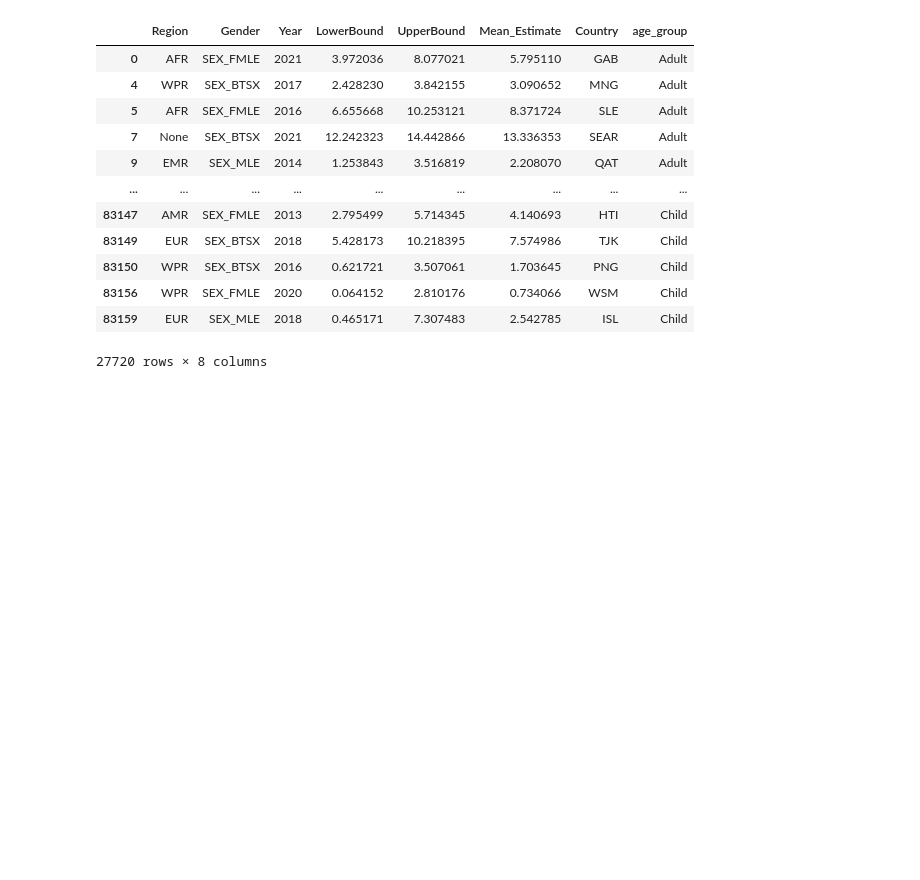
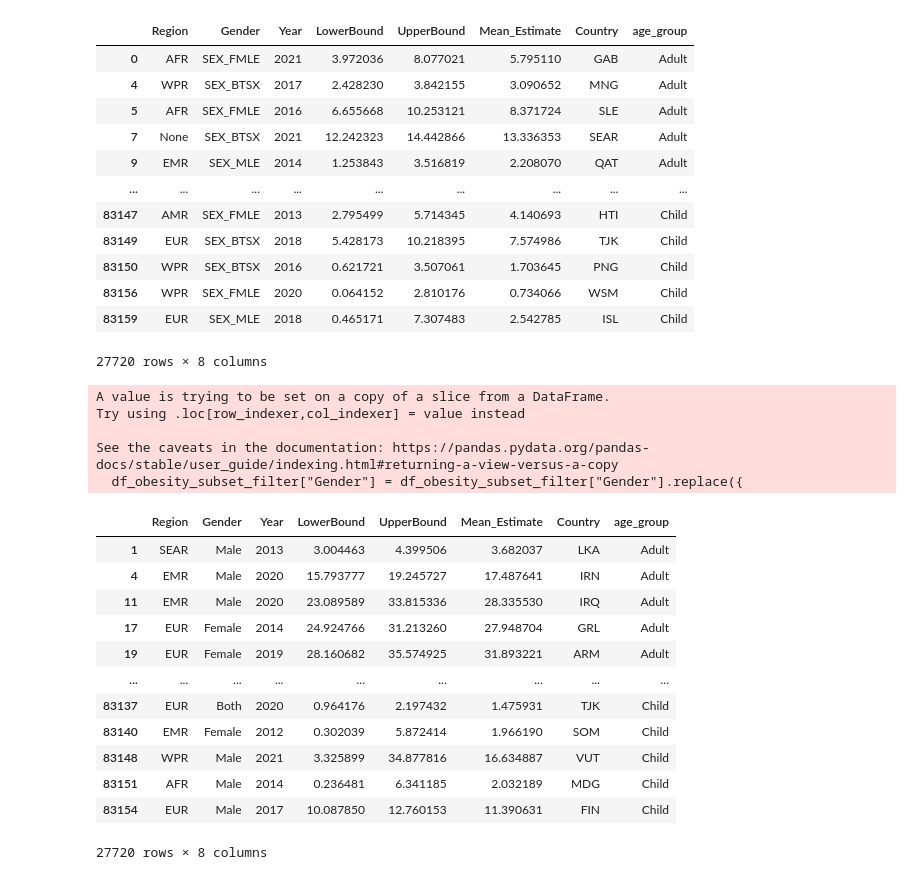
Before and after one commit to ArunK-ML/Project---Nutrition-Paradox-A-Global-View-on-Obesity-and-Malnutrition, a Jupyter notebook: Nutrition_Paradox.ipynb, the cells around one changed output. Drawn from its saved outputs; the diff is of its cells as text; code cells hidden in the pictures; blank space fills up the shorter version.

```diff
--- a/Nutrition_Paradox.ipynb
+++ b/Nutrition_Paradox.ipynb
@@ -145,3 +145,31 @@ df_malnutrition_subset_filter
 | 83156 | WPR | SEX_FMLE | 2020 | 0.064152 | 2.810176 | 0.734066 | WSM | Child |
 | 83159 | EUR | SEX_MLE | 2018 | 0.465171 | 7.307483 | 2.542785 | ISL | Child |
 27720 rows × 8 columns
+# %%
+df_obesity_subset_filter["Gender"] = df_obesity_subset_filter["Gender"].replace({
+    "SEX_FMLE" : "Female",
+    "SEX_BTSX" : "Both",
+    "SEX_MLE" : "Male"
+})
+# %% [output]
+A value is trying to be set on a copy of a slice from a DataFrame.
+Try using .loc[row_indexer,col_indexer] = value instead
+
+See the caveats in the documentation: https://pandas.pydata.org/pandas-docs/stable/user_guide/indexing.html#returning-a-view-versus-a-copy
+  df_obesity_subset_filter["Gender"] = df_obesity_subset_filter["Gender"].replace({
+# %%
+df_obesity_subset_filter
+# %% [output]
+|  | Region | Gender | Year | LowerBound | UpperBound | Mean_Estimate | Country | age_group |
+| 1 | SEAR | Male | 2013 | 3.004463 | 4.399506 | 3.682037 | LKA | Adult |
+| 4 | EMR | Male | 2020 | 15.793777 | 19.245727 | 17.487641 | IRN | Adult |
+| 11 | EMR | Male | 2020 | 23.089589 | 33.815336 | 28.335530 | IRQ | Adult |
+| 17 | EUR | Female | 2014 | 24.924766 | 31.213260 | 27.948704 | GRL | Adult |
+| 19 | EUR | Female | 2019 | 28.160682 | 35.574925 | 31.893221 | ARM | Adult |
+| ... | ... | ... | ... | ... | ... | ... | ... | ... |
+| 83137 | EUR | Both | 2020 | 0.964176 | 2.197432 | 1.475931 | TJK | Child |
+| 83140 | EMR | Female | 2012 | 0.302039 | 5.872414 | 1.966190 | SOM | Child |
+| 83148 | WPR | Male | 2021 | 3.325899 | 34.877816 | 16.634887 | VUT | Child |
+| 83151 | AFR | Male | 2014 | 0.236481 | 6.341185 | 2.032189 | MDG | Child |
+| 83154 | EUR | Male | 2017 | 10.087850 | 12.760153 | 11.390631 | FIN | Child |
+27720 rows × 8 columns
```
